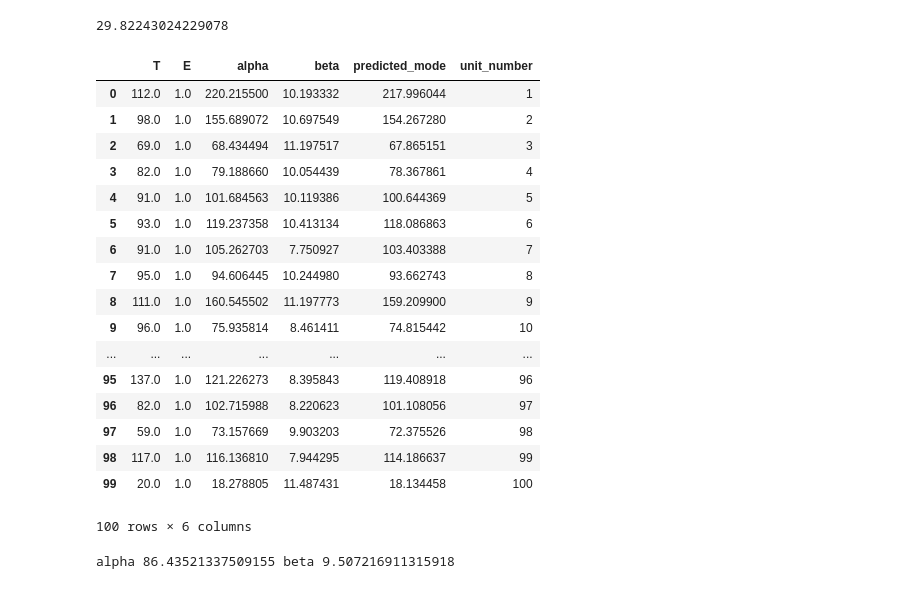
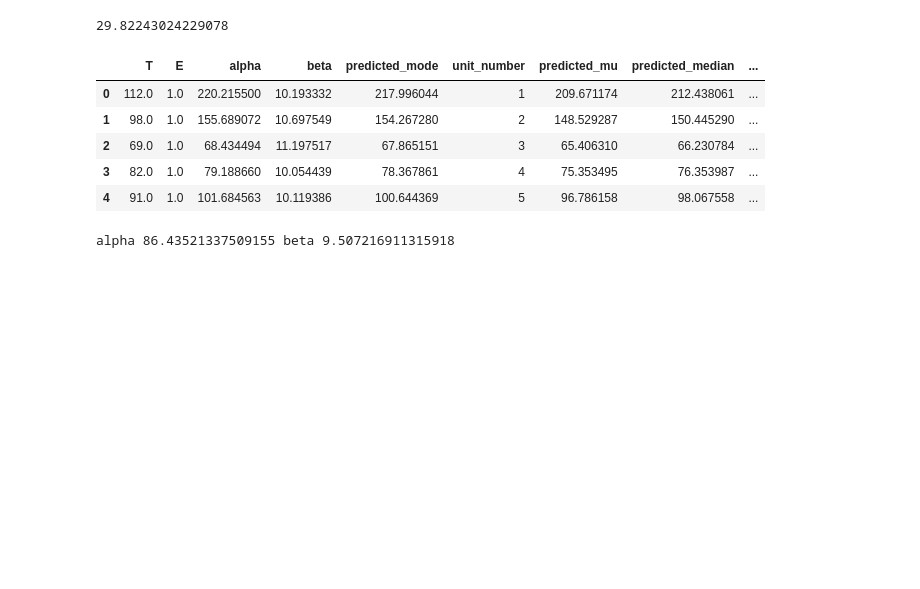
Before and after one commit to rorycawley/MSc-Dissertation, a Jupyter notebook: Wide_LSTM.ipynb, the cells around one changed output. Saved outputs shown, nothing was run; the diff lists cells and outputs as text; code cells hidden in the pictures; blank space fills up the shorter version.

```diff
--- a/Wide_LSTM.ipynb
+++ b/Wide_LSTM.ipynb
@@ -389,24 +489,3 @@ model.compile(loss=loss, optimizer=adam(lr=.01, clipvalue=0.5))
 # %%
 import time
 start = time.time()
-# %%
-load_weights_from_file = False
-
-if load_weights_from_file:
-  #print("Recreating a previously saved the model from files")
-
-  # Issue in Keras with doing this
-  # Model reconstruction from JSON file
-  #with open(saved_model_file, 'r') as f:
-  #  model = model_from_json(f.read())
-
-  # Load weights into the new model
-  print("Loading weights from file")
-  model.load_weights(saved_model_weights)
-else:
-  model.fit(train_x, train_y,
-              epochs=20,
-              batch_size=128,
-              verbose=1,
-              validation_data=(test_x, test_y),
-              callbacks=[nanterminator,history,weightwatcher])
@@ -685,26 +717,14 @@ rmse(predictions, test)
 # %%
 test_results_df['unit_number'] = np.arange(1, test_results_df.shape[0]+1)
 # %%
-test_results_df
+test_results_df.head()
 # %% [output]
-|  | T | E | alpha | beta | predicted_mode | unit_number |
-| 0 | 112.0 | 1.0 | 220.215500 | 10.193332 | 217.996044 | 1 |
-| 1 | 98.0 | 1.0 | 155.689072 | 10.697549 | 154.267280 | 2 |
-| 2 | 69.0 | 1.0 | 68.434494 | 11.197517 | 67.865151 | 3 |
-| 3 | 82.0 | 1.0 | 79.188660 | 10.054439 | 78.367861 | 4 |
-| 4 | 91.0 | 1.0 | 101.684563 | 10.119386 | 100.644369 | 5 |
-| 5 | 93.0 | 1.0 | 119.237358 | 10.413134 | 118.086863 | 6 |
-| 6 | 91.0 | 1.0 | 105.262703 | 7.750927 | 103.403388 | 7 |
-| 7 | 95.0 | 1.0 | 94.606445 | 10.244980 | 93.662743 | 8 |
-| 8 | 111.0 | 1.0 | 160.545502 | 11.197773 | 159.209900 | 9 |
-| 9 | 96.0 | 1.0 | 75.935814 | 8.461411 | 74.815442 | 10 |
-| ... | ... | ... | ... | ... | ... | ... |
-| 95 | 137.0 | 1.0 | 121.226273 | 8.395843 | 119.408918 | 96 |
-| 96 | 82.0 | 1.0 | 102.715988 | 8.220623 | 101.108056 | 97 |
-| 97 | 59.0 | 1.0 | 73.157669 | 9.903203 | 72.375526 | 98 |
-| 98 | 117.0 | 1.0 | 116.136810 | 7.944295 | 114.186637 | 99 |
-| 99 | 20.0 | 1.0 | 18.278805 | 11.487431 | 18.134458 | 100 |
+|  | T | E | alpha | beta | predicted_mode | unit_number | predicted_mu | predicted_median | ... |
+| 0 | 112.0 | 1.0 | 220.215500 | 10.193332 | 217.996044 | 1 | 209.671174 | 212.438061 | ... |
+| 1 | 98.0 | 1.0 | 155.689072 | 10.697549 | 154.267280 | 2 | 148.529287 | 150.445290 | ... |
+| 2 | 69.0 | 1.0 | 68.434494 | 11.197517 | 67.865151 | 3 | 65.406310 | 66.230784 | ... |
+| 3 | 82.0 | 1.0 | 79.188660 | 10.054439 | 78.367861 | 4 | 75.353495 | 76.353987 | ... |
+| 4 | 91.0 | 1.0 | 101.684563 | 10.119386 | 100.644369 | 5 | 96.786158 | 98.067558 | ... |
-100 rows × 6 columns
 # %%
 import math
 
```
Also changed, not shown: parts of 22 cells of this notebook.
